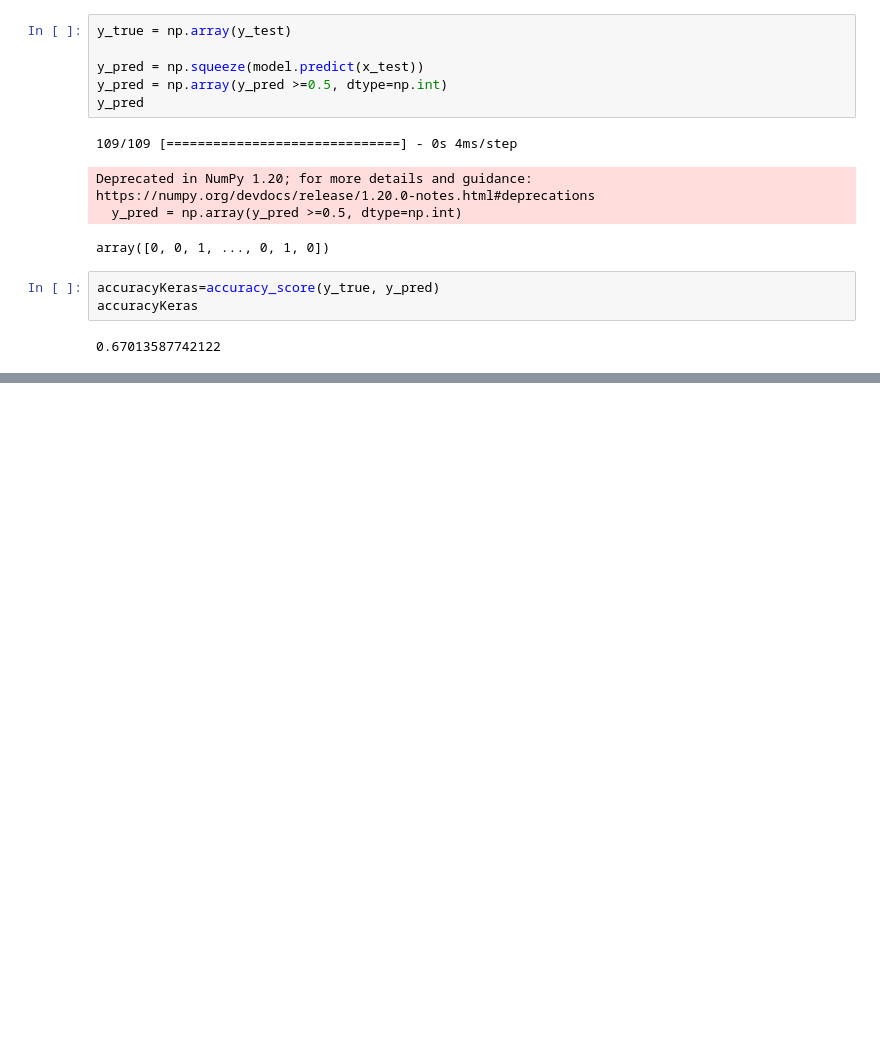
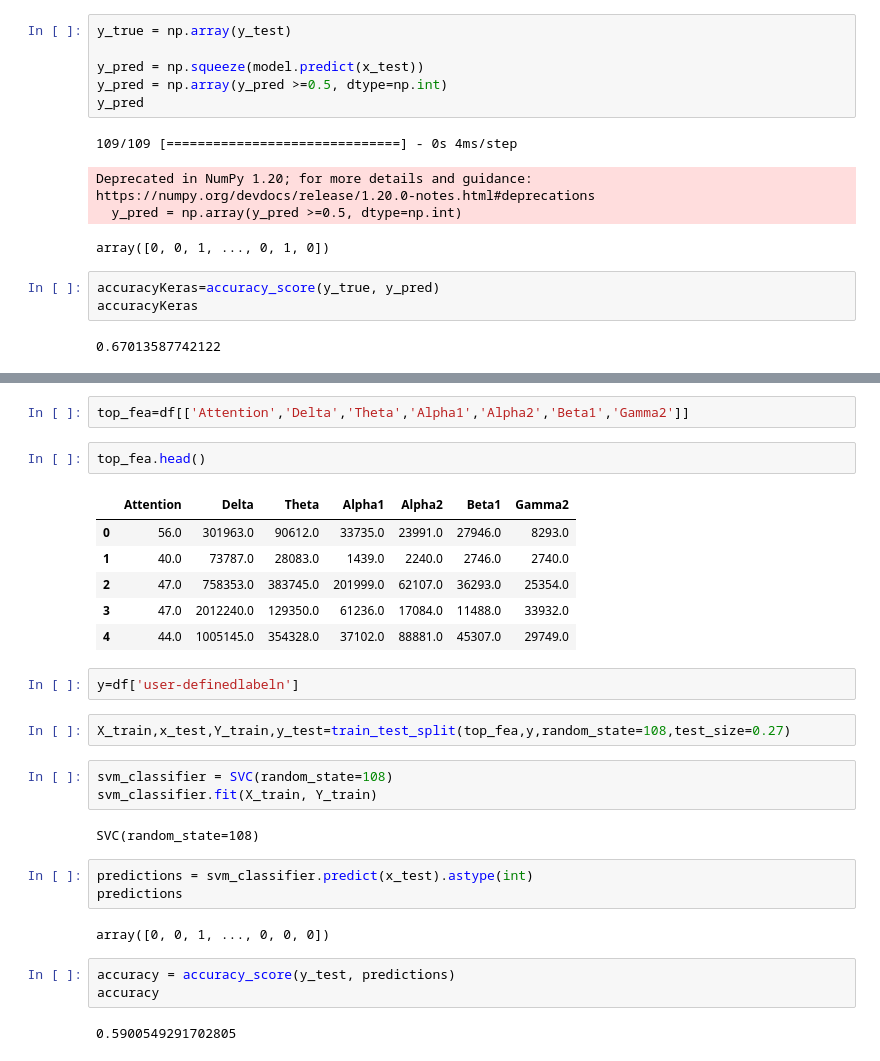
Before and after one commit to animeshmaiti/dyslexia-detection-eeg, a Jupyter notebook: eeg-analysis-svm.ipynb, the cells around one changed output, grey strips where cells are left out. Saved outputs shown, nothing was run; the diff lists cells and outputs as text; blank space fills up the shorter version.

```diff
--- a/eeg-analysis-svm.ipynb
+++ b/eeg-analysis-svm.ipynb
@@ -189,0 +238,30 @@ accuracyKeras
+# %%
+top_fea=df[['Attention','Delta','Theta','Alpha1','Alpha2','Beta1','Gamma2']]
+# %%
+top_fea.head()
+# %% [output]
+|  | Attention | Delta | Theta | Alpha1 | Alpha2 | Beta1 | Gamma2 |
+| 0 | 56.0 | 301963.0 | 90612.0 | 33735.0 | 23991.0 | 27946.0 | 8293.0 |
+| 1 | 40.0 | 73787.0 | 28083.0 | 1439.0 | 2240.0 | 2746.0 | 2740.0 |
+| 2 | 47.0 | 758353.0 | 383745.0 | 201999.0 | 62107.0 | 36293.0 | 25354.0 |
+| 3 | 47.0 | 2012240.0 | 129350.0 | 61236.0 | 17084.0 | 11488.0 | 33932.0 |
+| 4 | 44.0 | 1005145.0 | 354328.0 | 37102.0 | 88881.0 | 45307.0 | 29749.0 |
+# %%
+y=df['user-definedlabeln']
+# %%
+X_train,x_test,Y_train,y_test=train_test_split(top_fea,y,random_state=108,test_size=0.27)
+# %%
+svm_classifier = SVC(random_state=108)
+svm_classifier.fit(X_train, Y_train)
+# %% [output]
+SVC(random_state=108)
+# %%
+predictions = svm_classifier.predict(x_test).astype(int)
+predictions
+# %% [output]
+array([0, 0, 1, ..., 0, 0, 0])
+# %%
+accuracy = accuracy_score(y_test, predictions)
+accuracy
+# %% [output]
+0.5900549291702805
```
Also changed, not shown: parts of 15 cells of this notebook, 4 other files.
